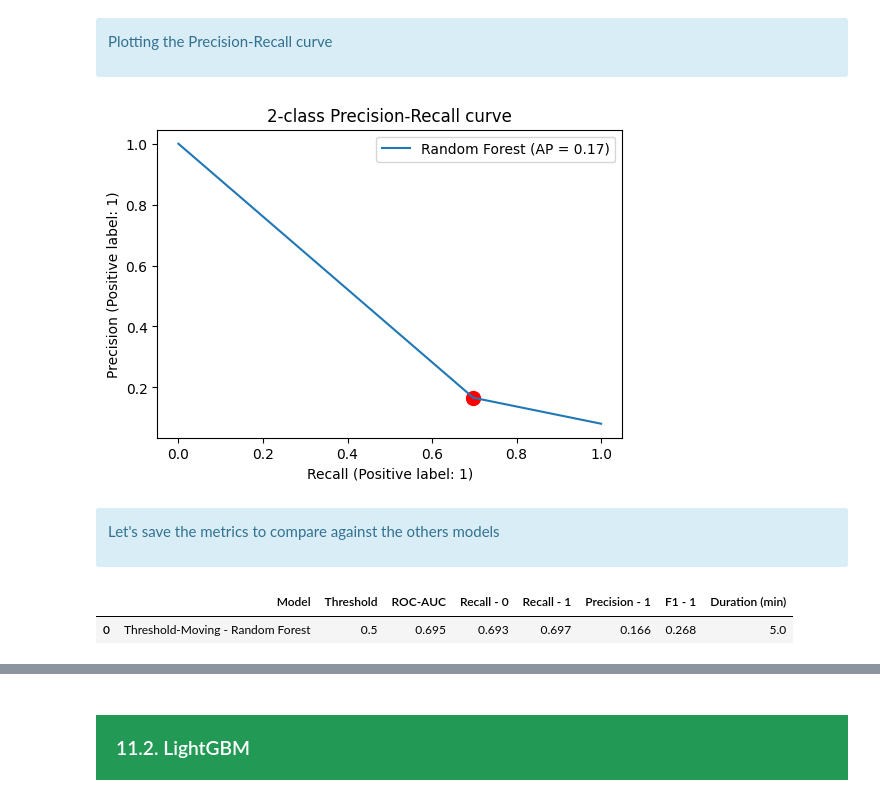
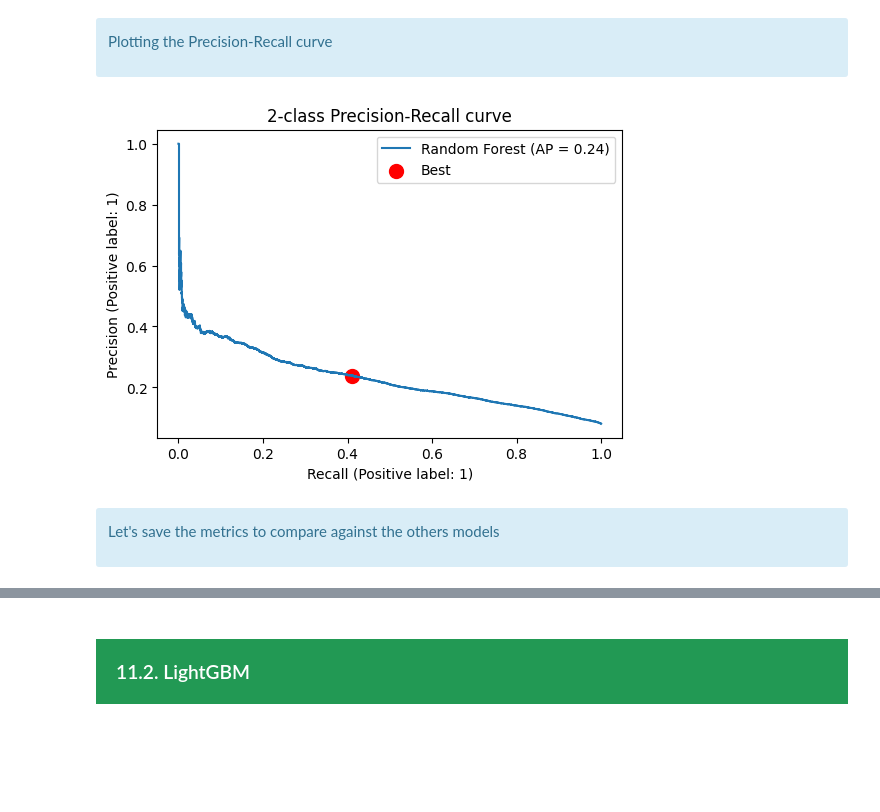
Before and after one commit to bptiss/OCR---P7, a Jupyter notebook: P7_modeling_V1.ipynb, the cells around one changed output, grey strips where cells are left out. Saved outputs shown, nothing was run; the diff lists cells and outputs as text; code cells hidden in the pictures; blank space fills up the shorter version.

```diff
--- a/P7_modeling_V1.ipynb
+++ b/P7_modeling_V1.ipynb
@@ -1859,4 +1883,6 @@ Wall time: 12 ms
 </div>
 # %%
 y_pred = clf_gb_us.predict(X_test_fs)
+y_prob = clf_gb_us.predict_proba(X_test_fs)
+y_prob = y_prob[:, 1]
 # %%
@@ -1999,0 +2321,3 @@ precision_clf_rf_tm = round(precision_score(y_test, y_pred), 3)
+# %%
+y_prob = clf_rf_us.predict_proba(X_test_fs)
+y_prob = y_prob[:, 1]
@@ -1999,0 +2328,2 @@ precision_clf_rf_tm = round(precision_score(y_test, y_pred), 3)
+# %%
+threshold_clf_rf_us_tm, y_pred = threshold_selection(y_test, y_prob, metrics=f1_score)
@@ -1999,0 +2336,10 @@ precision_clf_rf_tm = round(precision_score(y_test, y_pred), 3)
+# %%
+roc_auc_clf_rf_us_tm = round(roc_auc_score(y_test, y_prob), 3)
+precision_clf_rf_us_tm = round(precision_score(y_test, y_pred), 3)
+recall_0_clf_rf_us_tm, recall_1_clf_rf_us_tm = recall_score(y_test, y_pred, average=None).round(3)
+f1_clf_rf_us_tm = round(f1_score(y_test, y_pred), 3)
+print(f"{'threshold_clf_rf_us_tm:':<30}{threshold_clf_rf_us_tm}")
+print(f"{'roc_auc_clf_rf_us_tm:':<30}{roc_auc_clf_rf_us_tm}")
+print(f"{'precision_clf_rf_us_tm:':<30}{precision_clf_rf_us_tm}")
+print(f"{'recall_1_clf_rf_us_tm:':<30}{recall_1_clf_rf_us_tm}")
+print(f"{'f1_clf_rf_us_tm:':<30}{f1_clf_rf_us_tm}")
@@ -2030,18 +2383,18 @@ plt.show()
     <p>Plotting the Precision-Recall curve</p>
 </div>
 # %%
-precision_, recall_, thresh_ = precision_recall_curve(y_test, y_pred)
+precision_, recall_, thresh_ = precision_recall_curve(y_test, y_prob)
 
 plt.subplots(1, figsize=(6, 4))
-plt.plot(recall_, precision_,  color="#1F77B4");
-plt.scatter(recall_1_clf_rf_tm, precision_clf_rf_tm, marker="o", s=100, color="red", label="Best")
+plt.plot(recall_, precision_,  color="#1F77B4", label="Random Forest (AP = %.2f)"% (precision_clf_rf_us_tm));
+plt.scatter(recall_1_clf_rf_us_tm, precision_clf_rf_us_tm, marker="o", s=100, color="red", label="Best")
 plt.xlabel("Recall (Positive label: 1)")
 plt.ylabel("Precision (Positive label: 1)")
 plt.title("2-class Precision-Recall curve")
-plt.legend(["Random Forest (AP = %.2f)"% (precision_clf_rf_us)], loc=0)
+plt.legend()
 plt.show()
 # %% [output]
-[figure, old version]
+[figure, new version]
 # %% [markdown]
 <div class="alert alert-block alert-info">
     <p>Let's save the metrics to compare against the others models</p>
@@ -2059,6 +2412 @@ df_temp = pd.DataFrame({
 })
-# %%
-df_temp
-# %% [output]
-|  | Model | Threshold | ROC-AUC | Recall - 0 | Recall - 1 | Precision - 1 | F1 - 1 | Duration (min) |
-| 0 | Threshold-Moving - Random Forest | 0.5 | 0.695 | 0.693 | 0.697 | 0.166 | 0.268 | 5.0 |
```
Also changed, not shown: parts of 281 cells of this notebook.
